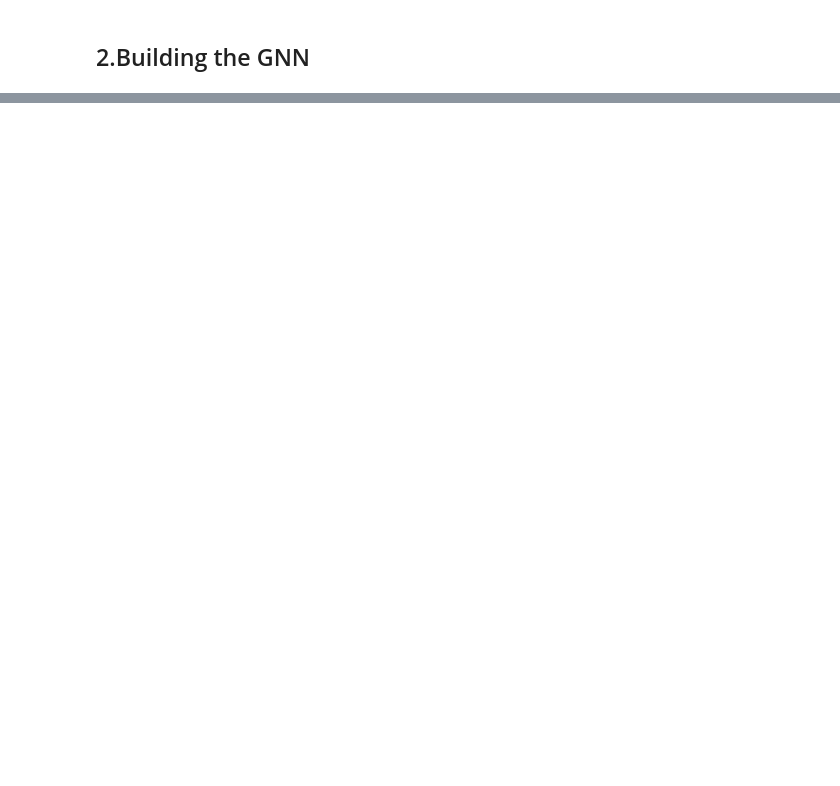
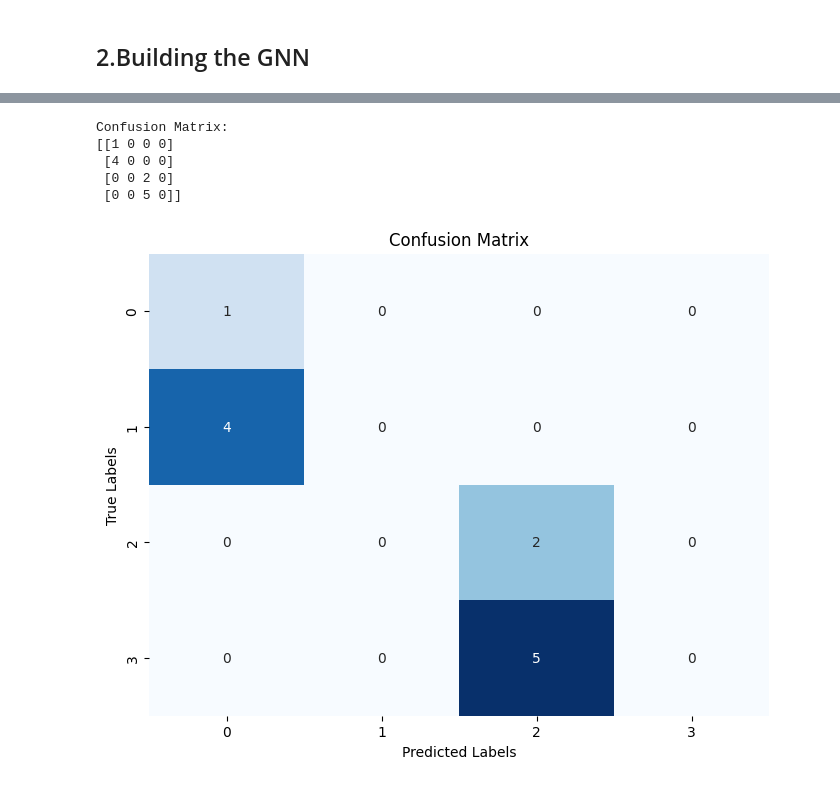
Before and after one commit to PatrickReck01/DS_GNN, a Jupyter notebook: GNN_V2.ipynb, the cells around one changed output, grey strips where cells are left out. Saved outputs shown, nothing was run; the diff lists cells and outputs as text; code cells hidden in the pictures; blank space fills up the shorter version.

```diff
--- a/GNN_V2.ipynb
+++ b/GNN_V2.ipynb
@@ -135,0 +166,5 @@ fig.show()
+# %%
+data = from_networkx(G)
+# Add node features
+data.prod_data = torch.tensor([G.nodes[n]['prod_data'] for n in G.nodes()], dtype=torch.float)
+print(data)
@@ -135,0 +192,7 @@ fig.show()
+# %%
+import torch_geometric.transforms as T
+
+split = T.RandomNodeSplit(num_val=0.1, num_test=0.3)
+data = split(data)
+
+print(data)
@@ -137,0 +225,5 @@ fig.show()
+# %%
+# Define the model, optimizer, and loss function
+model = GCN(in_channels=221, out_channels=5)
+optimizer = torch.optim.Adam(model.parameters(), lr=0.01)
+criterion = torch.nn.CrossEntropyLoss()
@@ -139,0 +325,33 @@ fig.show()
+# %%
+from sklearn.metrics import confusion_matrix, classification_report
+import seaborn as sns
+
+# Step 7: Make Predictions for the Test Set and Evaluate the Model
+model.eval()
+out = model(data)
+pred = out[data.test_mask].max(1)[1]
+true = data.y[data.test_mask]
+
+# Convert predictions and true labels to numpy arrays
+pred_np = pred.cpu().numpy()
+true_np = true.cpu().numpy()
+
+# Generate confusion matrix
+conf_matrix = confusion_matrix(true_np, pred_np)
+print("Confusion Matrix:")
+print(conf_matrix)
+
+plt.figure(figsize=(8, 6))
+sns.heatmap(conf_matrix, annot=True, fmt='d', cmap='Blues', cbar=False)
+plt.xlabel('Predicted Labels')
+plt.ylabel('True Labels')
+plt.title('Confusion Matrix')
+plt.savefig('images/confusion_matrix.png')
+plt.show()
+# %% [output]
+Confusion Matrix:
+[[1 0 0 0]
+ [4 0 0 0]
+ [0 0 2 0]
+ [0 0 5 0]]
+[figure, added]
```
Also changed, not shown: parts of 29 cells of this notebook, 6 other files.
